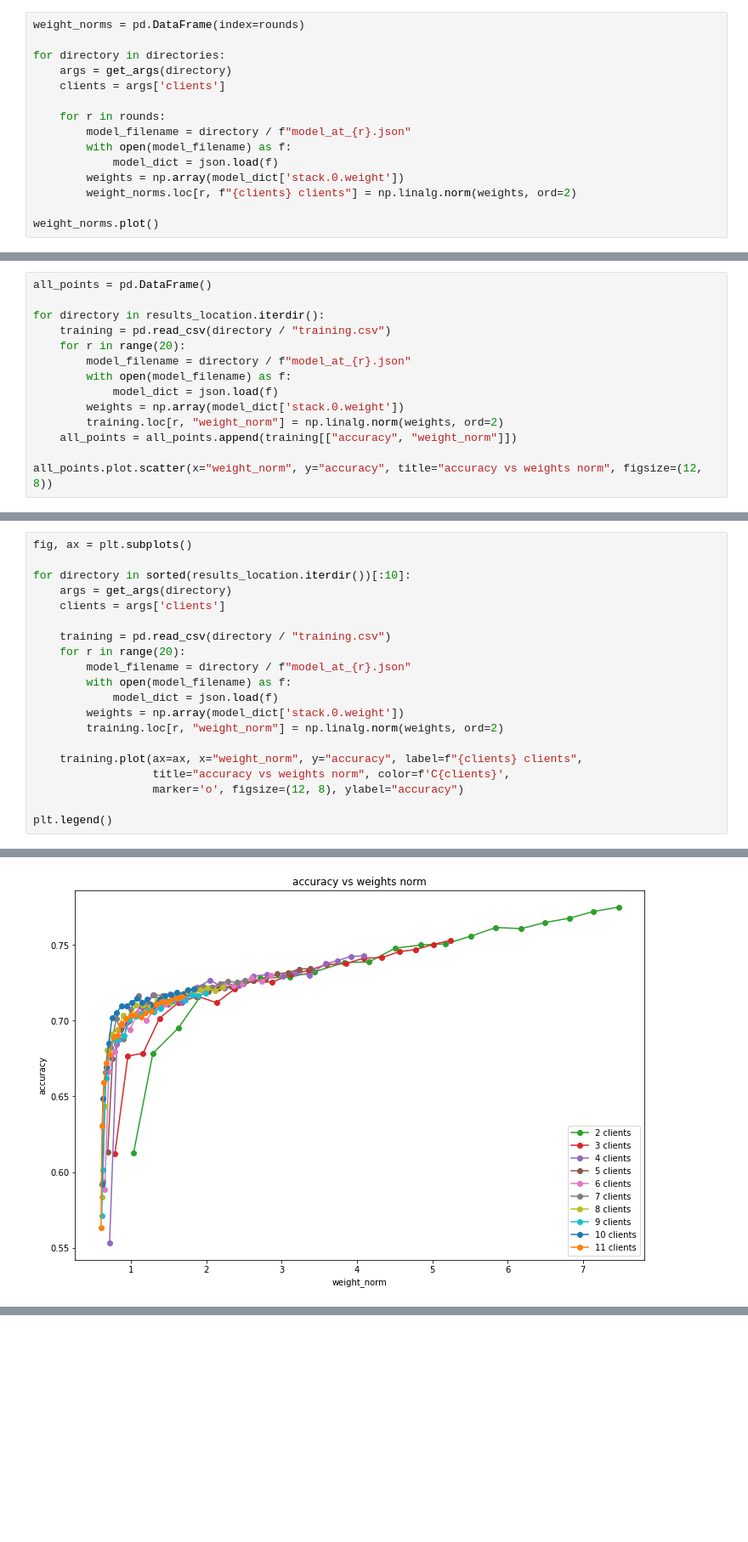
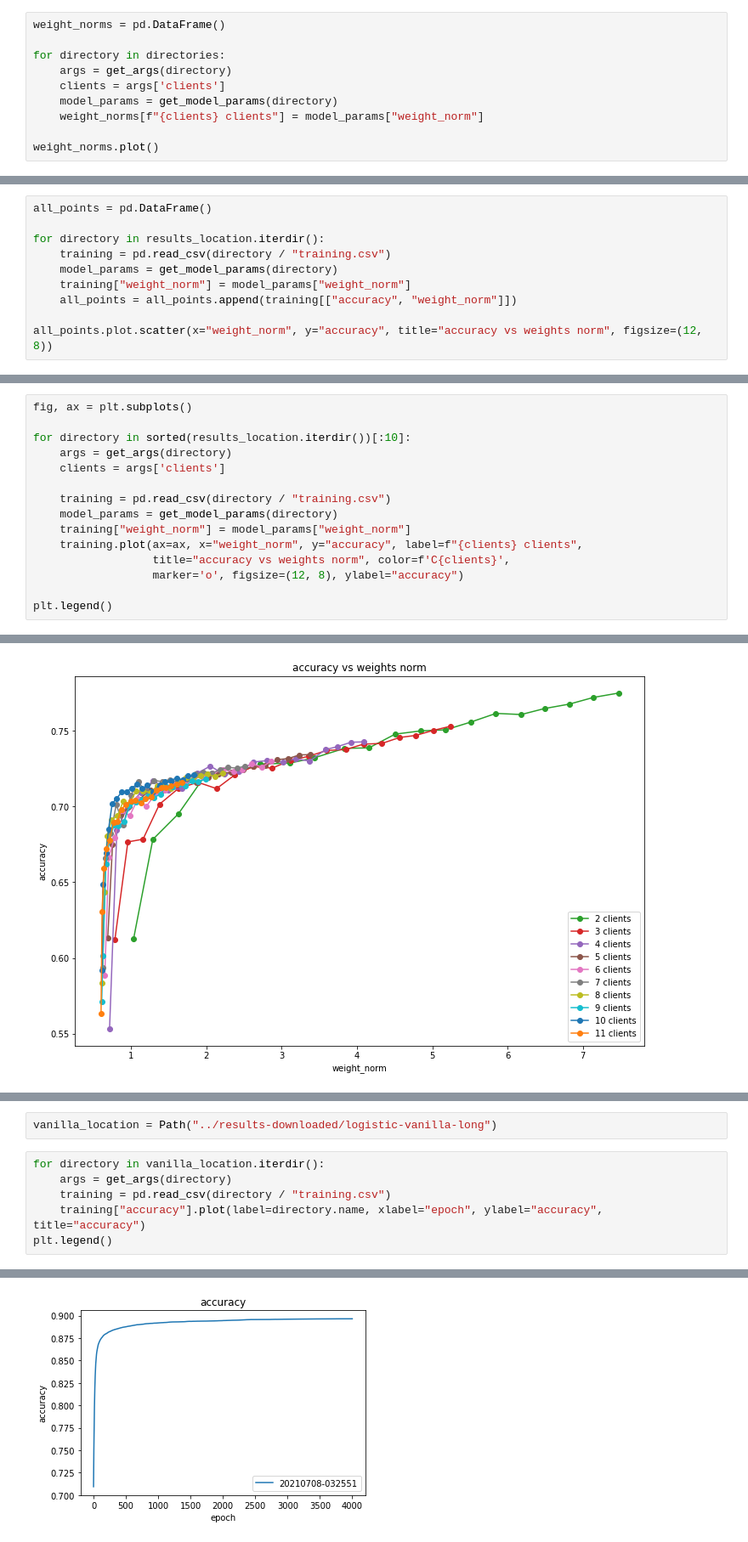
Before and after one commit to czlee/kyanite, a Jupyter notebook: ota-basic.ipynb, the cells around one changed output, grey strips where cells are left out. Shown at 85% size. Saved outputs shown, nothing was run; the diff lists cells and outputs as text; blank space fills up the shorter version.

```diff
--- a/plot-ota-basic.ipynb
+++ b/ota-basic.ipynb
@@ -178,18 +189,13 @@ Okay, those weights are definitely getting larger. And it doesn't seem to the bi
 
 Just checking, this depends on the number of clients, right?
 # %%
-weight_norms = pd.DataFrame(index=rounds)
+weight_norms = pd.DataFrame()
 
 for directory in directories:
     args = get_args(directory)
     clients = args['clients']
-
-    for r in rounds:
-        model_filename = directory / f"model_at_{r}.json"
-        with open(model_filename) as f:
-            model_dict = json.load(f)
-        weights = np.array(model_dict['stack.0.weight'])
-        weight_norms.loc[r, f"{clients} clients"] = np.linalg.norm(weights, ord=2)
+    model_params = get_model_params(directory)
+    weight_norms[f"{clients} clients"] = model_params["weight_norm"]
 
 weight_norms.plot()
 # %% [output]
@@ -216,12 +222,8 @@ all_points = pd.DataFrame()
 
 for directory in results_location.iterdir():
     training = pd.read_csv(directory / "training.csv")
-    for r in range(20):
-        model_filename = directory / f"model_at_{r}.json"
-        with open(model_filename) as f:
-            model_dict = json.load(f)
-        weights = np.array(model_dict['stack.0.weight'])
-        training.loc[r, "weight_norm"] = np.linalg.norm(weights, ord=2)
+    model_params = get_model_params(directory)
+    training["weight_norm"] = model_params["weight_norm"]
     all_points = all_points.append(training[["accuracy", "weight_norm"]])
 
 all_points.plot.scatter(x="weight_norm", y="accuracy", title="accuracy vs weights norm", figsize=(12, 8))
@@ -238,13 +240,8 @@ for directory in sorted(results_location.iterdir())[:10]:
     clients = args['clients']
 
     training = pd.read_csv(directory / "training.csv")
-    for r in range(20):
-        model_filename = directory / f"model_at_{r}.json"
-        with open(model_filename) as f:
-            model_dict = json.load(f)
-        weights = np.array(model_dict['stack.0.weight'])
-        training.loc[r, "weight_norm"] = np.linalg.norm(weights, ord=2)
-
+    model_params = get_model_params(directory)
+    training["weight_norm"] = model_params["weight_norm"]
     training.plot(ax=ax, x="weight_norm", y="accuracy", label=f"{clients} clients",
                   title="accuracy vs weights norm", color=f'C{clients}',
                   marker='o', figsize=(12, 8), ylabel="accuracy")
@@ -259,0 +261,9 @@ In this case, a rather blunt tool would be to train the logistic model "normally
+# %%
+vanilla_location = Path("../results-downloaded/logistic-vanilla-long")
+# %%
+for directory in vanilla_location.iterdir():
+    args = get_args(directory)
+    training = pd.read_csv(directory / "training.csv")
+    training["accuracy"].plot(label=directory.name, xlabel="epoch", ylabel="accuracy", title="accuracy")
+plt.legend()
+# %% [output]
@@ -259,0 +271 @@ In this case, a rather blunt tool would be to train the logistic model "normally
+[figure, added]
```
Also changed, not shown: parts of 14 cells of this notebook.
